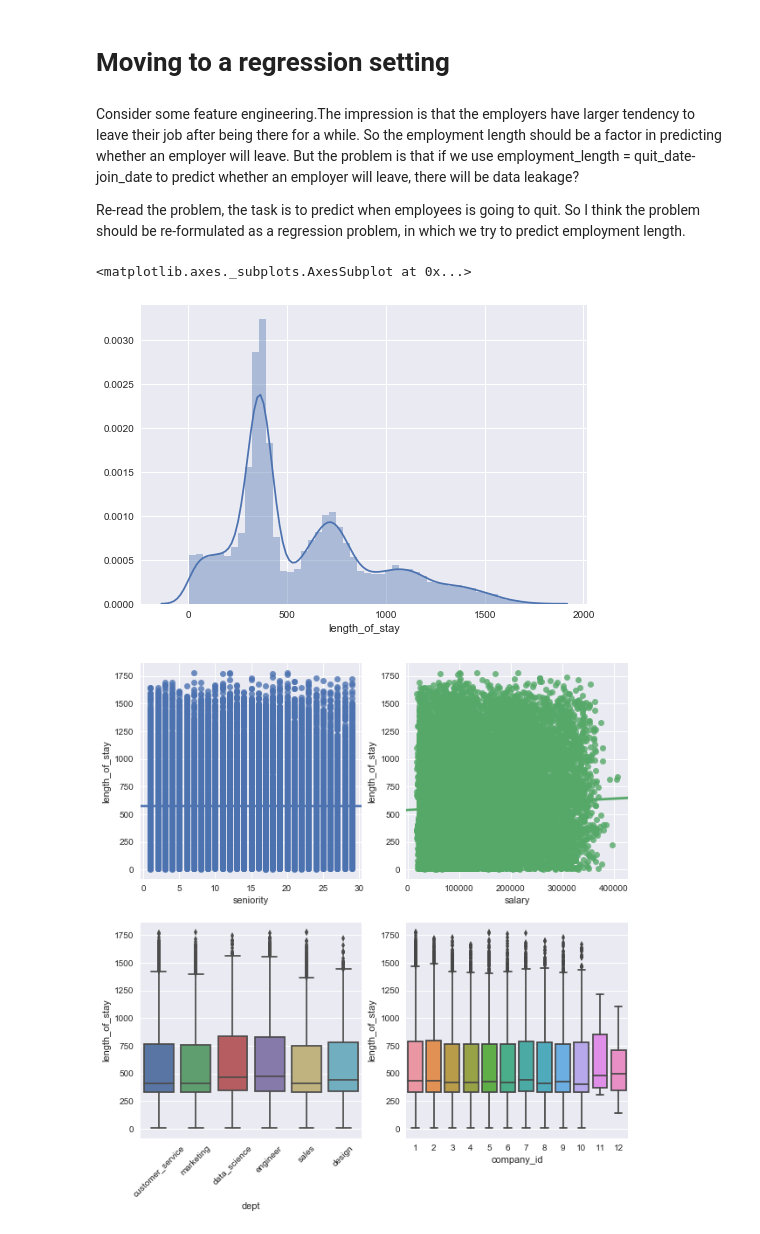
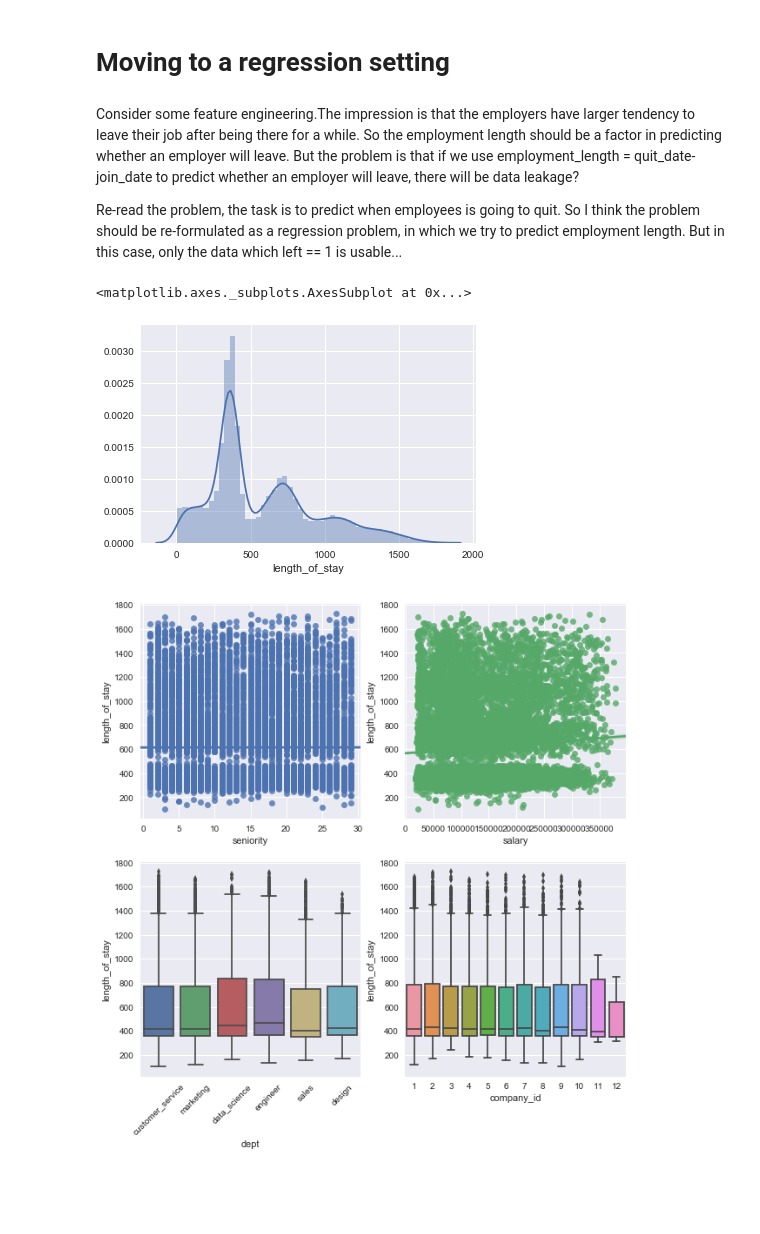
Before and after one commit to mizhazha/insight_data_challenge, a Jupyter notebook: challege1/EDA.ipynb, the cells around one changed output. Saved outputs shown, nothing was run; the diff lists cells and outputs as text; code cells hidden in the pictures; blank space fills up the shorter version.

```diff
--- a/challege1/EDA.ipynb
+++ b/challege1/EDA.ipynb
@@ -115,5 +114,0 @@ print "{} employees left, {} employees stayed".format(num_left_employee, num_emp
-# %%
-# encoding categorical features
-le = LabelEncoder()
-employee_retention['dept_encode'] = le.fit_transform(employee_retention['dept'])
-print le.classes_
@@ -161,7 +161,7 @@ importances.sort_values(by='Gini-importance').plot(kind='bar', rot=90)
 # %% [markdown]
 Consider some feature engineering.The impression is that the employers have larger tendency to leave their job after being there for a while. So the employment length should be a factor in predicting whether an employer will leave. But the problem is that if we use employment_length = quit_date-join_date to predict whether an employer will leave, there will be data leakage?
 
-Re-read the problem, the task is to predict when employees is going to quit. So I think the problem should be re-formulated as a regression problem, in which we try to predict employment length.
+Re-read the problem, the task is to predict when employees is going to quit. So I think the problem should be re-formulated as a regression problem, in which we try to predict employment length. But in this case, only the data which left == 1 is usable...
 # %%
 def length_of_stay(end_date_str, start_date_str):
     return (datetime.strptime(end_date_str,'%Y-%m-%d') - datetime.strptime(start_date_str,'%Y-%m-%d')).days
@@ -171,19 +172,20 @@ employee_retention['length_of_stay'] = employee_retention[['quit_date','join_dat
 sns.distplot(employee_retention['length_of_stay'])
 # %% [output]
 <matplotlib.axes._subplots.AxesSubplot at 0x...>
-[figure, old version]
+[figure, new version]
 # %%
 #visualize the relationship between features and employment length
+employee_retention_part = employee_retention[employee_retention['left'] == 1]
 sns.set(font_scale=1)
 fig, axs = plt.subplots(nrows = 2, ncols=2, figsize=(10,10))
-sns.regplot(x='seniority', y='length_of_stay', data=employee_retention, ax=axs[0][0])
-sns.regplot(x='salary', y='length_of_stay', data=employee_retention, ax=axs[0][1])
-sns.boxplot(x='dept',y='length_of_stay', data=employee_retention, ax=axs[1][0])
-sns.boxplot(x='company_id',y='length_of_stay', data=employee_retention, ax=axs[1][1])
+sns.regplot(x='seniority', y='length_of_stay', data=employee_retention_part, ax=axs[0][0])
+sns.regplot(x='salary', y='length_of_stay', data=employee_retention_part, ax=axs[0][1])
+sns.boxplot(x='dept',y='length_of_stay', data=employee_retention_part, ax=axs[1][0])
+sns.boxplot(x='company_id',y='length_of_stay', data=employee_retention_part, ax=axs[1][1])
 for tick in axs[1][0].get_xticklabels():
     tick.set_rotation(45)
 # %% [output]
-[figure, old version]
+[figure, new version]
 # %% [markdown]
 The distribution of length_of_stay showed interesting characteristics. There are two strong peaks, one around 300 and the other around 700. So people tend to stay multiples of years.
 From the plot below, it seems people with higher salaries tend to stay longer, which also makes sense. But this is not an actionable idea, as we cannot just tell companies to raise salary to keep the employees.
```
Also changed, not shown: parts of 17 cells of this notebook.
